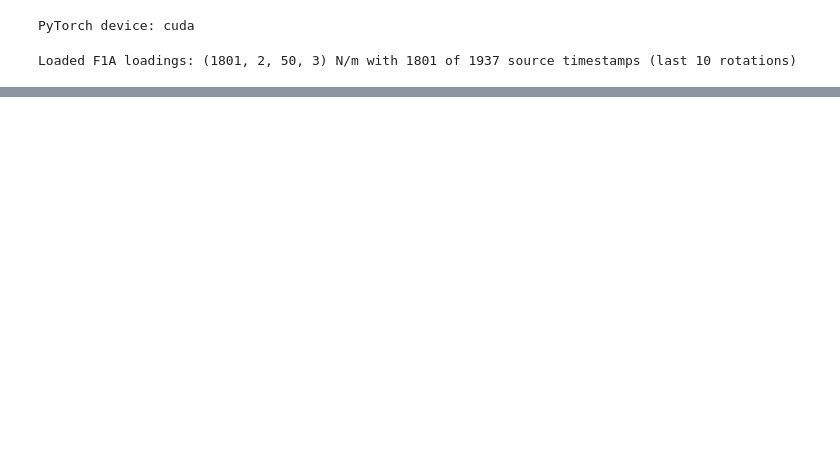
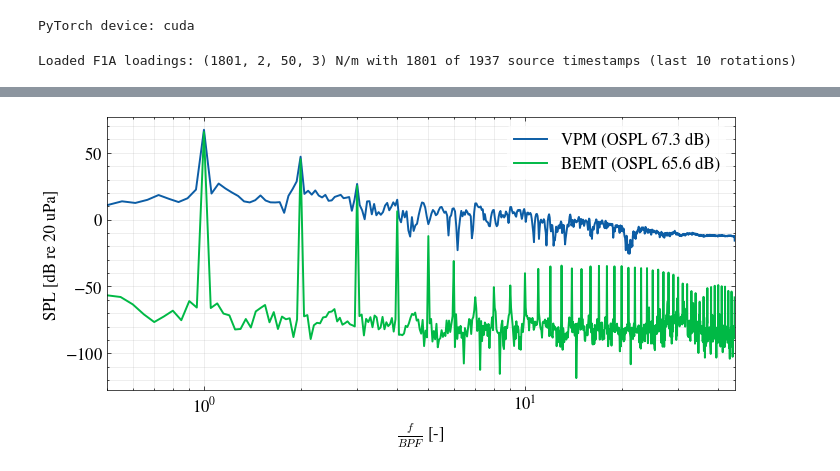
Before and after one commit to Frxljord/FastBEMT, a Jupyter notebook: Examples/VPM-F1A.ipynb, the cells around one changed output, grey strips where cells are left out. Cells and saved outputs as stored; diff of their text form; code cells hidden in the pictures; blank space fills up the shorter version.

```diff
--- a/Examples/VPM-F1A.ipynb
+++ b/Examples/VPM-F1A.ipynb
@@ -343,3 +321,30 @@ print(f"Compared rotations: {pressure_rotations}")
 Observer position: [0.   0.   1.88] m
 Samples per rotation: 180
 Compared rotations: 10
+# %%
+vpm_frequency = f1a.frequencies.detach().cpu().numpy()
+vpm_spl = f1a.spl[0].detach().cpu().numpy()
+bemt_frequency = bemt_f1a.frequencies.detach().cpu().numpy()
+bemt_spl = bemt_f1a.spl[0].detach().cpu().numpy()
+
+figure, axis = plt.subplots(figsize=(7.0, 3.4), constrained_layout=True)
+for frequency, spl, label in (
+    (vpm_frequency, vpm_spl, vpm_label),
+    (bemt_frequency, bemt_spl, bemt_label),
+):
+    positive_frequency = frequency > 0.0
+    axis.semilogx(
+        frequency[positive_frequency]/blade_passing_frequency,
+        spl[positive_frequency],
+        linewidth=1.4,
+        label=label,
+    )
+axis.set_xlim(0.5, 45)
+axis.set_xlabel(r"$\frac{f}{BPF}$ [-]", fontsize=12)
+axis.set_ylabel("SPL [dB re 20 uPa]", fontsize=12)
+axis.tick_params(axis="both", labelsize=12)
+axis.grid(True, which="both", alpha=0.3)
+axis.legend(frameon=True, edgecolor="none", fontsize=12)
+plt.show()
+# %% [output]
+[figure, added]
```
Also changed, not shown: parts of 6 cells of this notebook, 14 other files.
